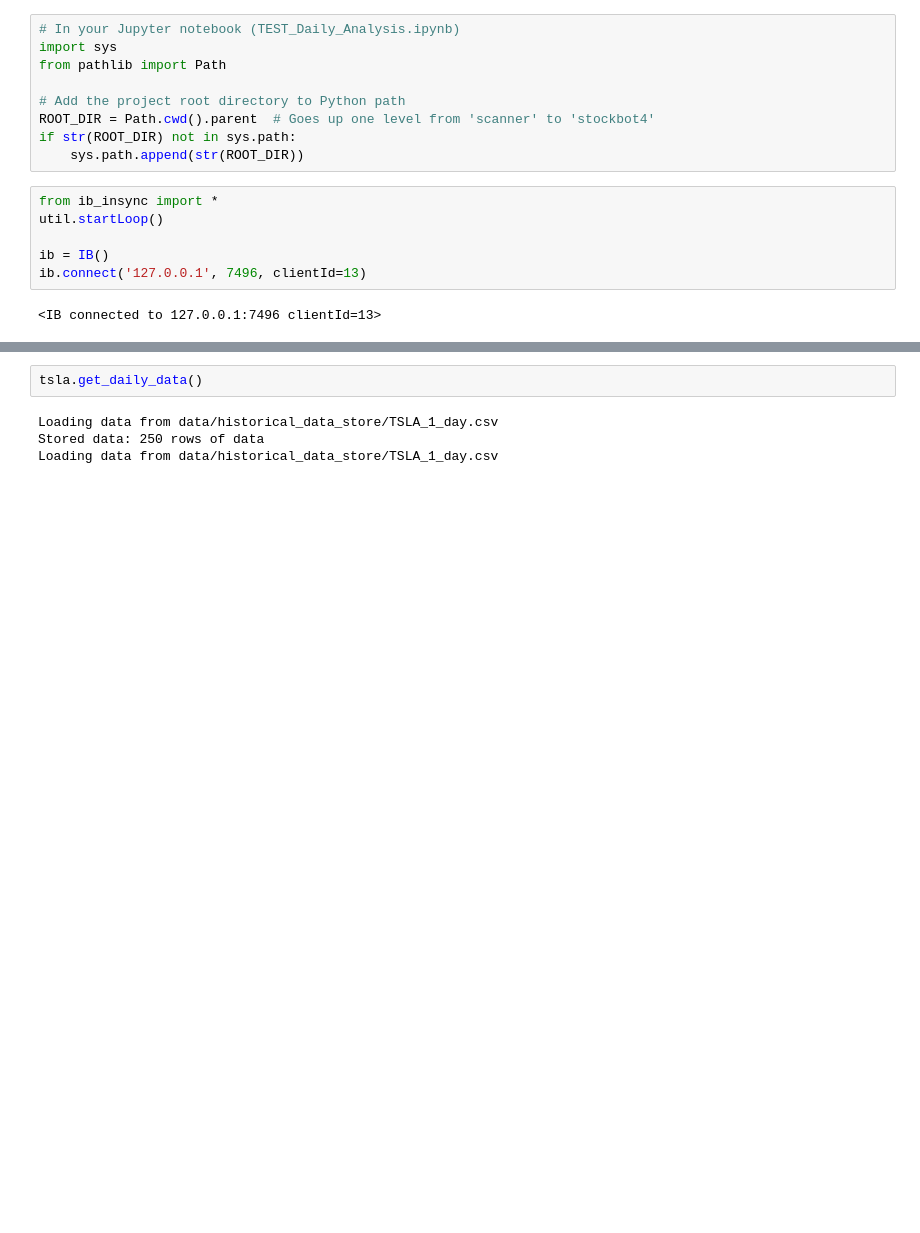
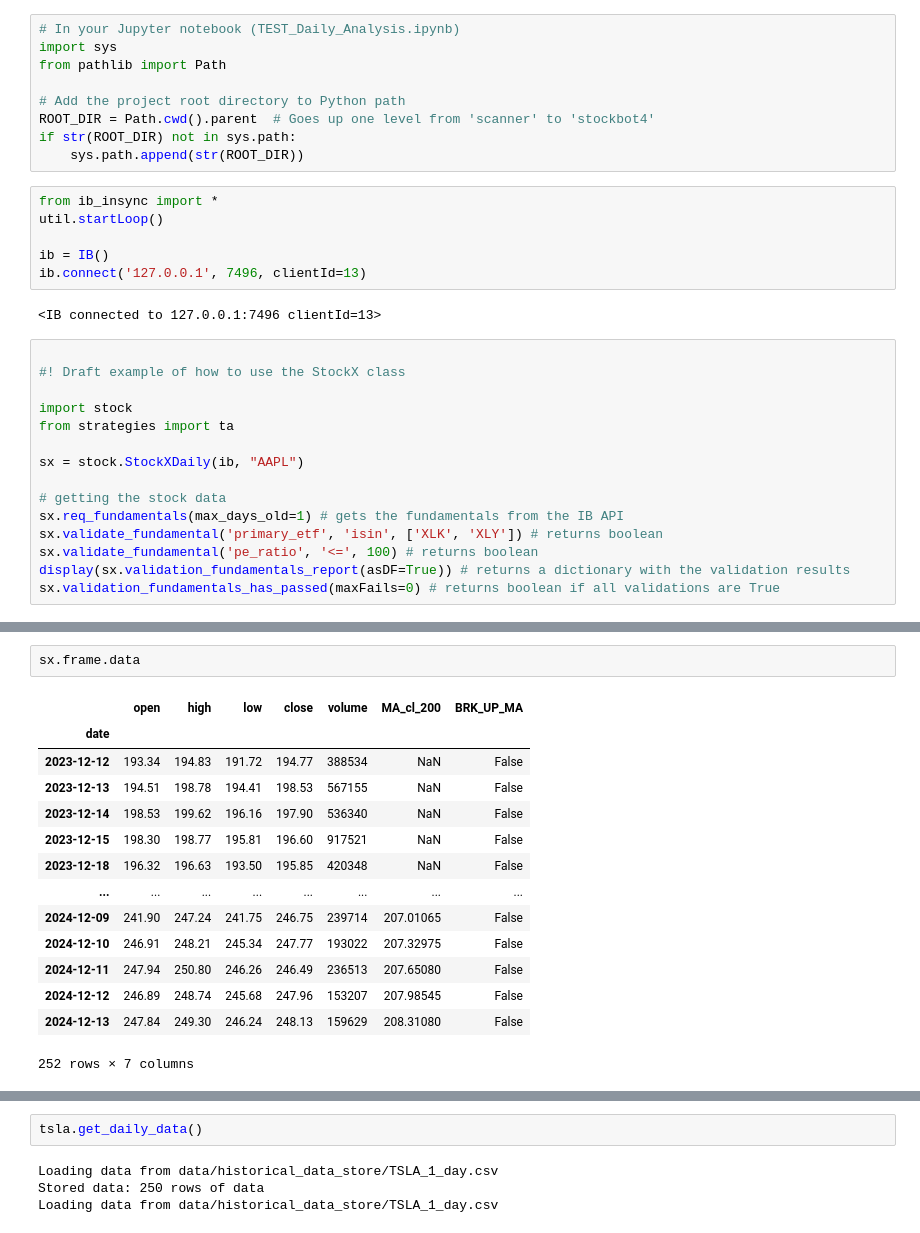
Before and after one commit to Design-01/stockbot_4, a Jupyter notebook: TEST_StockX.ipynb, the cells around one changed output, grey strips where cells are left out. Drawn from its saved outputs; the diff is of its cells as text; blank space fills up the shorter version.

Commit message:
StockXDaily validation done

```diff
--- a/TEST_StockX.ipynb
+++ b/TEST_StockX.ipynb
@@ -15,3 +15,18 @@ ib = IB()
 ib.connect('127.0.0.1', 7496, clientId=13)
 # %% [output]
 <IB connected to 127.0.0.1:7496 clientId=13>
+# %%
+
+#! Draft example of how to use the StockX class
+
+import stock
+from strategies import ta
+
+sx = stock.StockXDaily(ib, "AAPL")
+
+# getting the stock data
+sx.req_fundamentals(max_days_old=1) # gets the fundamentals from the IB API
+sx.validate_fundamental('primary_etf', 'isin', ['XLK', 'XLY']) # returns boolean
+sx.validate_fundamental('pe_ratio', '<=', 100) # returns boolean
+display(sx.validation_fundamentals_report(asDF=True)) # returns a dictionary with the validation results
+sx.validation_fundamentals_has_passed(maxFails=0) # returns boolean if all validations are True
@@ -17,0 +110,17 @@ ib.connect('127.0.0.1', 7496, clientId=13)
+# %%
+sx.frame.data
+# %% [output]
+|  | open | high | low | close | volume | MA_cl_200 | BRK_UP_MA |
+| date |  |  |  |  |  |  |  |
+| 2023-12-12 | 193.34 | 194.83 | 191.72 | 194.77 | 388534 | NaN | False |
+| 2023-12-13 | 194.51 | 198.78 | 194.41 | 198.53 | 567155 | NaN | False |
+| 2023-12-14 | 198.53 | 199.62 | 196.16 | 197.90 | 536340 | NaN | False |
+| 2023-12-15 | 198.30 | 198.77 | 195.81 | 196.60 | 917521 | NaN | False |
+| 2023-12-18 | 196.32 | 196.63 | 193.50 | 195.85 | 420348 | NaN | False |
+| ... | ... | ... | ... | ... | ... | ... | ... |
+| 2024-12-09 | 241.90 | 247.24 | 241.75 | 246.75 | 239714 | 207.01065 | False |
+| 2024-12-10 | 246.91 | 248.21 | 245.34 | 247.77 | 193022 | 207.32975 | False |
+| 2024-12-11 | 247.94 | 250.80 | 246.26 | 246.49 | 236513 | 207.65080 | False |
+| 2024-12-12 | 246.89 | 248.74 | 245.68 | 247.96 | 153207 | 207.98545 | False |
+| 2024-12-13 | 247.84 | 249.30 | 246.24 | 248.13 | 159629 | 208.31080 | False |
+252 rows × 7 columns
```
Also changed, not shown: parts of 8 cells of this notebook, 5 other files.
